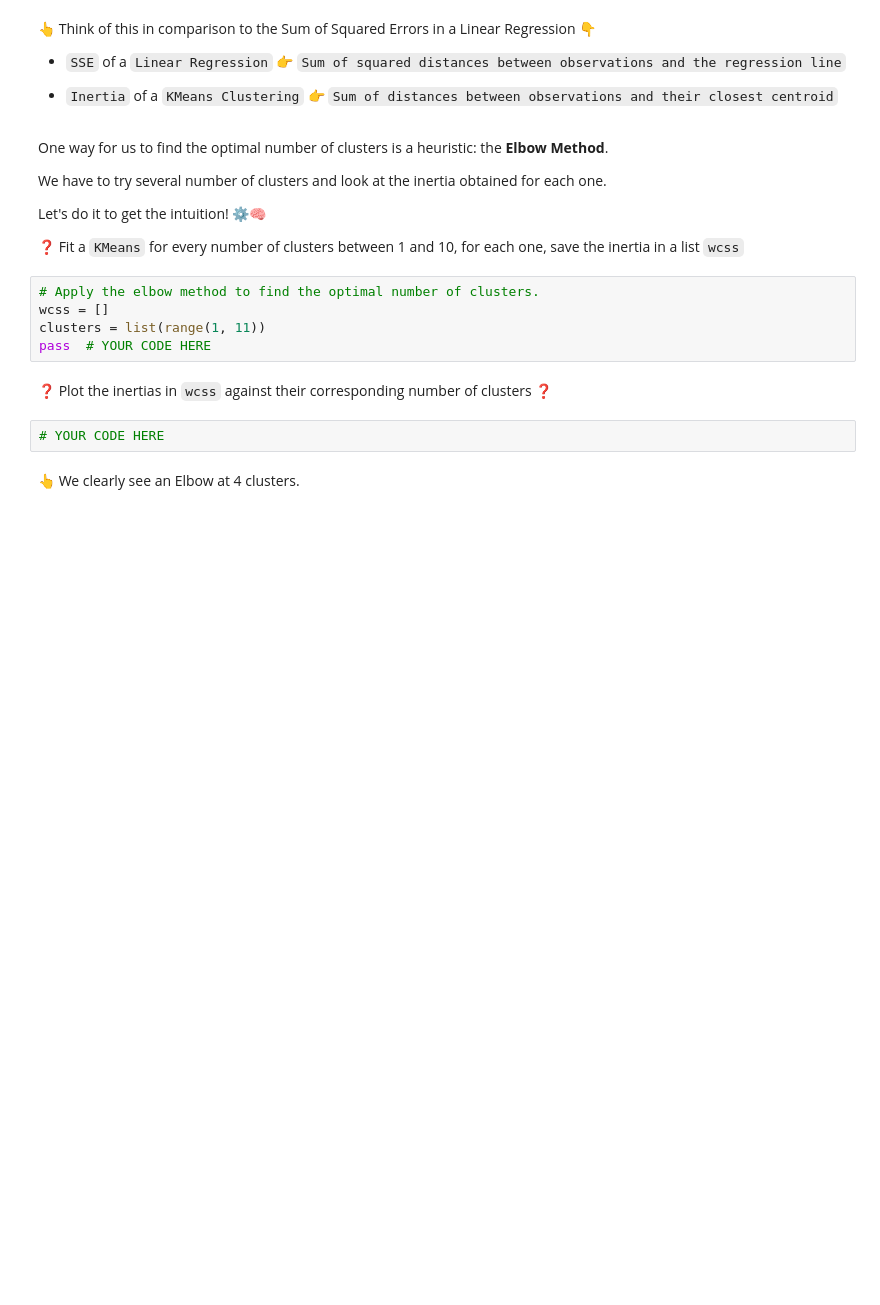
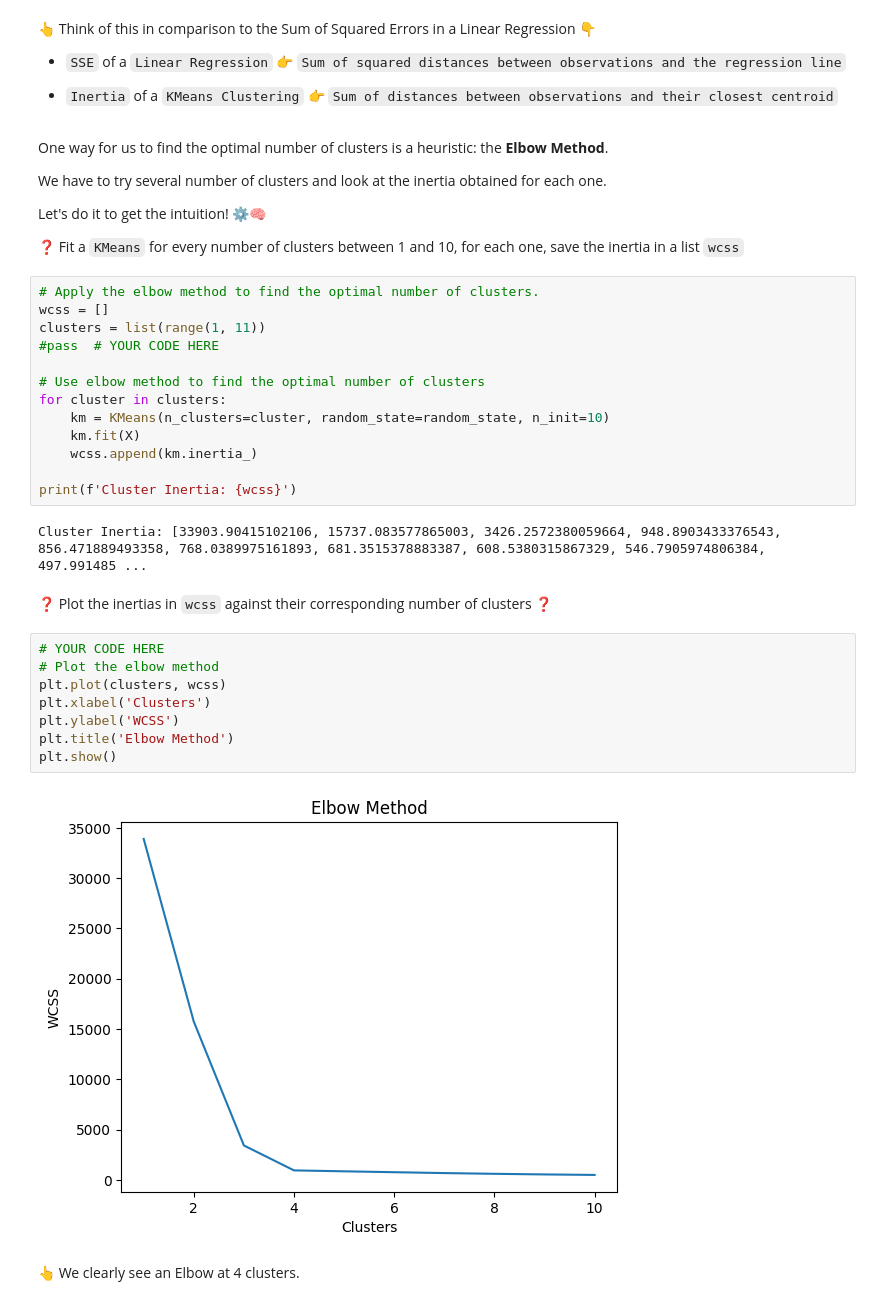
Before and after one commit to tanushrin/data-image-compression, a Jupyter notebook: warmup_k_means.ipynb, the cells around one changed output. Saved outputs shown, nothing was run; the diff lists cells and outputs as text; blank space fills up the shorter version.

```diff
--- a/warmup_k_means.ipynb
+++ b/warmup_k_means.ipynb
@@ -118,11 +180,29 @@ Let's do it to get the intuition! ⚙️🧠
 # Apply the elbow method to find the optimal number of clusters.
 wcss = []
 clusters = list(range(1, 11))
-pass  # YOUR CODE HERE
+#pass  # YOUR CODE HERE
+
+# Use elbow method to find the optimal number of clusters
+for cluster in clusters:
+    km = KMeans(n_clusters=cluster, random_state=random_state, n_init=10)
+    km.fit(X)
+    wcss.append(km.inertia_)
+
+print(f'Cluster Inertia: {wcss}')
+# %% [output]
+Cluster Inertia: [33903.90415102106, 15737.083577865003, 3426.2572380059664, 948.8903433376543, 856.471889493358, 768.0389975161893, 681.3515378883387, 608.5380315867329, 546.7905974806384, 497.991485 ...
 # %% [markdown]
 ❓  Plot the inertias in `wcss` against their corresponding number of clusters ❓
-# %%
-# YOUR CODE HERE
+# %%
+# YOUR CODE HERE
+# Plot the elbow method
+plt.plot(clusters, wcss)
+plt.xlabel('Clusters')
+plt.ylabel('WCSS')
+plt.title('Elbow Method')
+plt.show()
+# %% [output]
+[figure, added]
 # %% [markdown]
 👆 We clearly see an Elbow at 4 clusters.
 # %% [markdown]
```
Also changed, not shown: parts of 10 cells of this notebook.
